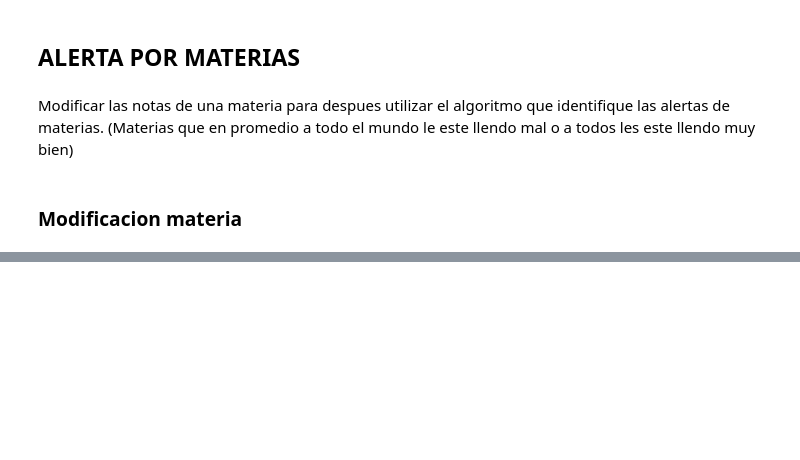
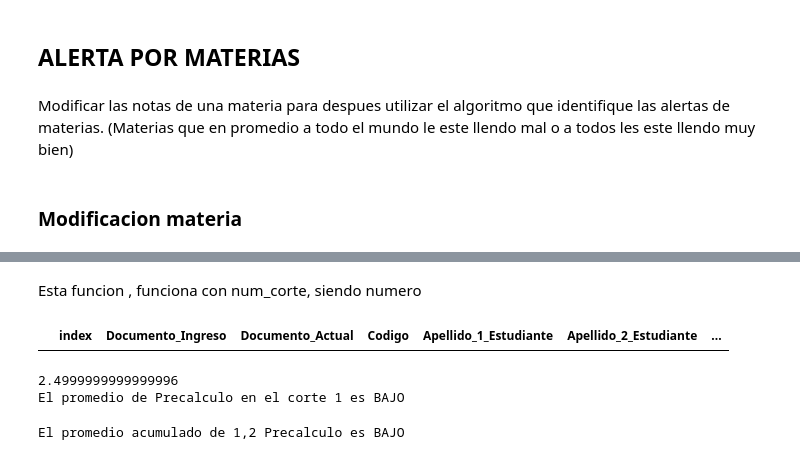
Before and after one commit to juanis2112/capstone2020, a Jupyter notebook: datos_prueba/Datos_Aleatorios.ipynb, the cells around one changed output, grey strips where cells are left out. Drawn from its saved outputs; the diff is of its cells as text; code cells hidden in the pictures; blank space fills up the shorter version.

```diff
--- a/datos_prueba/Datos_Aleatorios.ipynb
+++ b/datos_prueba/Datos_Aleatorios.ipynb
@@ -716 +767,7 @@ df_completo_mod
+# %% [markdown]
+Esta funcion , funciona con num_corte, siendo numero
+# %%
+df_completo[df_completo["Nombre_Asignatura"]== 'Precalculo']
+# %% [output]
+|  | index | Documento_Ingreso | Documento_Actual | Codigo | Apellido_1_Estudiante | Apellido_2_Estudiante | ... |
 # %%
@@ -729,3 +787,6 @@ def alerta_materia_corte(nombre_materia,num_corte):
 # %%
-alerta_materia_corte("Algebra lineal",1)
+alerta_materia_corte("Precalculo",1,df_completo_mod)
+# %% [output]
+2.4999999999999996
+El promedio de Precalculo en el corte 1 es BAJO
 # %%
@@ -753,2 +813,7 @@ alerta_materias_acumulado("Calculo 2",1,2)
+# %%
+# Probando funcion con Precalculo
+alerta_materias_acumulado("Precalculo",1,2,df_completo_mod)
+# %% [output]
+El promedio acumulado de 1,2 Precalculo es BAJO
 # %%
 #Modificar y agregar tabla a la base de datos
```
Also changed, not shown: parts of 28 cells of this notebook.
